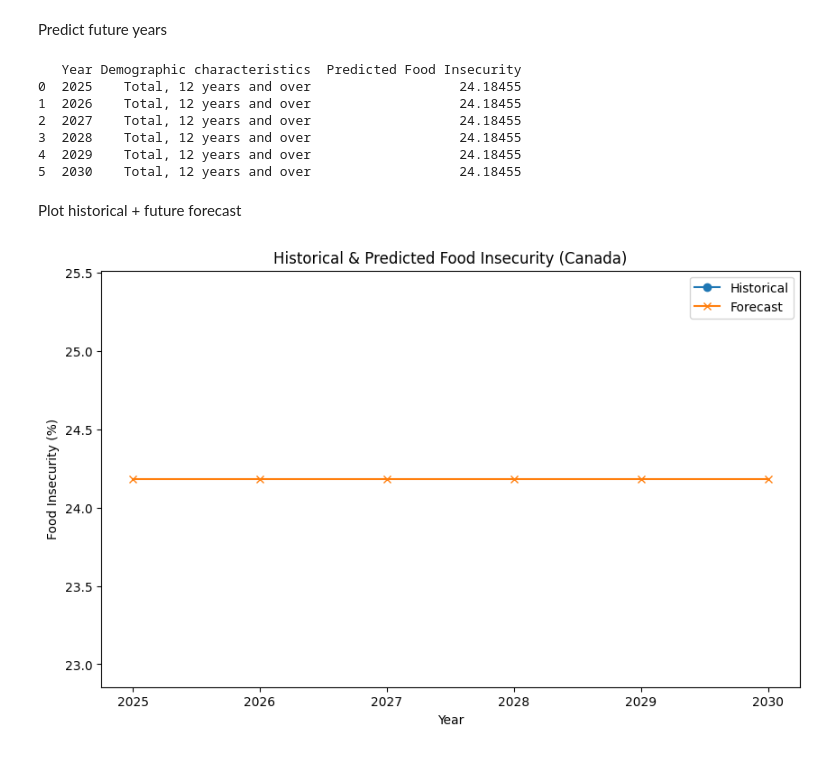
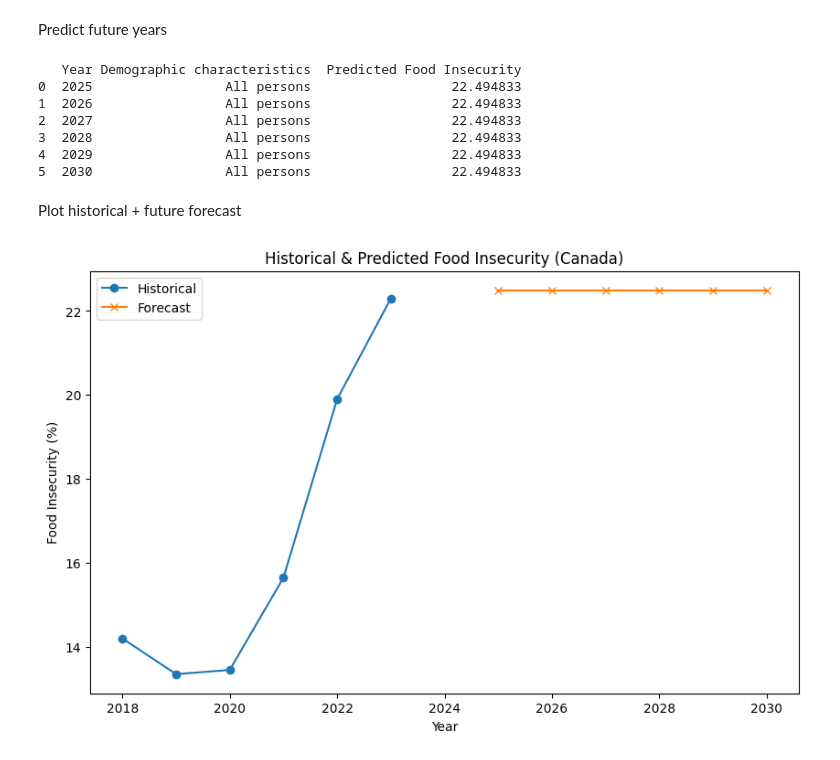
Before and after one commit to pheaktralean/ConcordIA, a Jupyter notebook: food_security_forecasting/selected_demographic.ipynb, the cells around one changed output. Drawn from its saved outputs; the diff is of its cells as text; code cells hidden in the pictures.

```diff
--- a/food_security_forecasting/selected_demographic.ipynb
+++ b/food_security_forecasting/selected_demographic.ipynb
@@ -124,7 +124,7 @@ Predict future years
 future_years = pd.DataFrame({
     'Year': [2025, 2026, 2027, 2028, 2029, 2030],
     'Demographic characteristics': [
-        'Total, 12 years and over'
+        'All persons'
     ] * 6   # predict for same demographic
 })
 # %%
@@ -134,26 +134,26 @@ future_years['Predicted Food Insecurity'] = future_predictions
 print(future_years)
 # %% [output]
    Year Demographic characteristics  Predicted Food Insecurity
-0  2025    Total, 12 years and over                   24.18455
-1  2026    Total, 12 years and over                   24.18455
-2  2027    Total, 12 years and over                   24.18455
-3  2028    Total, 12 years and over                   24.18455
-4  2029    Total, 12 years and over                   24.18455
-5  2030    Total, 12 years and over                   24.18455
+0  2025                 All persons                  22.494833
+1  2026                 All persons                  22.494833
+2  2027                 All persons                  22.494833
+3  2028                 All persons                  22.494833
+4  2029                 All persons                  22.494833
+5  2030                 All persons                  22.494833
 # %% [markdown]
 Plot historical + future forecast
 # %%
 # Aggregate historical for the same demographic
-historical = df[df['Demographic characteristics'] == 'Total, 12 years and over']
+historical = df[df['Demographic characteristics'] == 'All persons']
 historical_grouped = historical.groupby('Year')['Value'].mean().reset_index()
 
 plt.figure(figsize=(10,6))
 plt.plot(historical_grouped['Year'], historical_grouped['Value'], marker='o', label='Historical')
 plt.plot(future_years['Year'], future_years['Predicted Food Insecurity'], marker='x', label='Forecast')
 plt.xlabel('Year')
 plt.ylabel('Food Insecurity (%)')
 plt.title('Historical & Predicted Food Insecurity (Canada)')
 plt.legend()
 plt.show()
 # %% [output]
-[figure, old version]
+[figure, new version]
```
Also changed, not shown: parts of 1 cell of this notebook.
